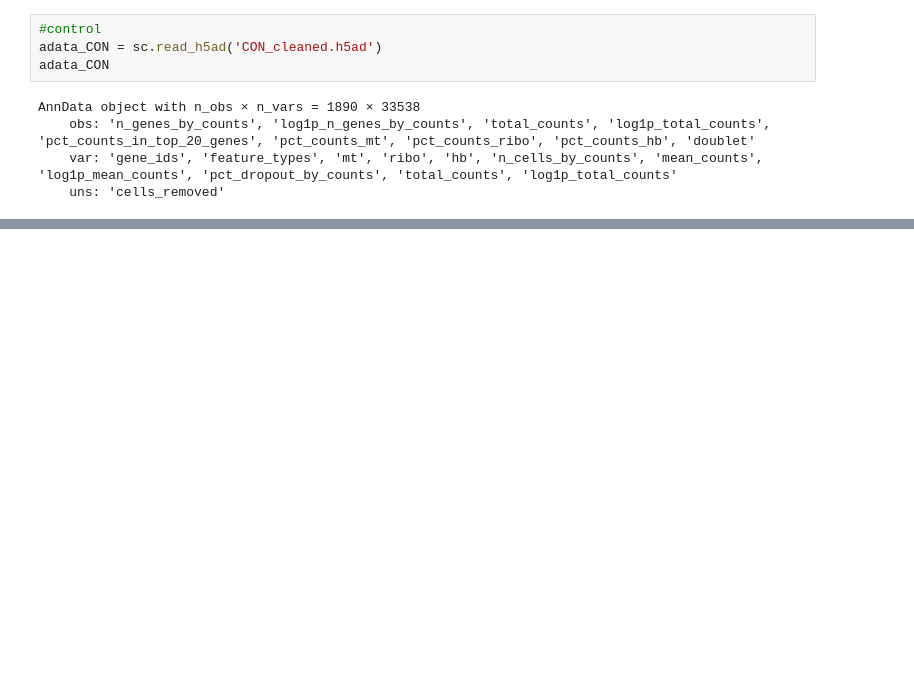
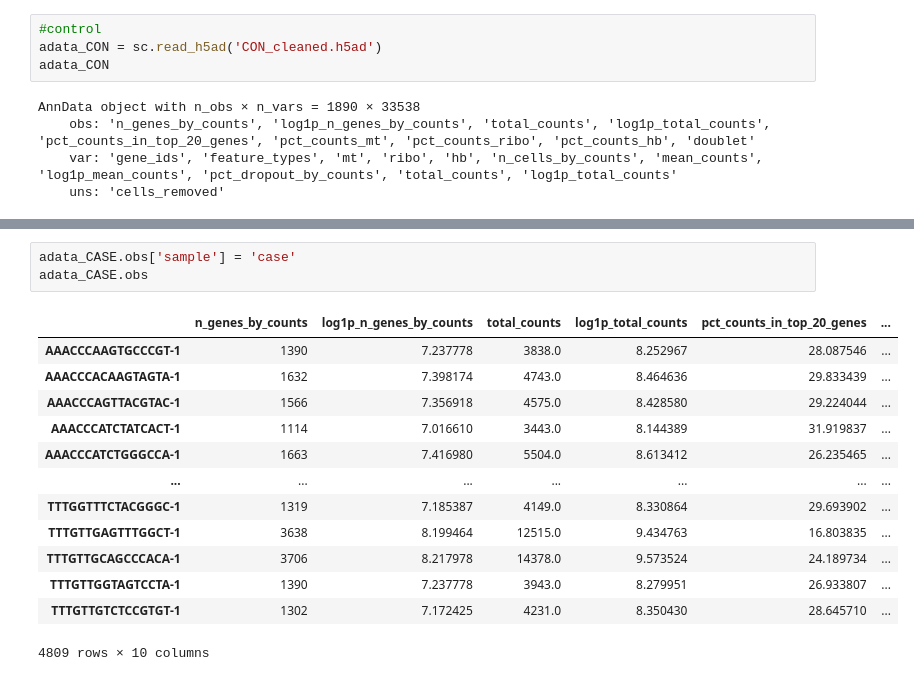
Before and after one commit to chira-ploy/singlecells-DataPlayground, a Jupyter notebook: alopecia_areata/alopecia_areata_analysis.ipynb, the cells around one changed output, grey strips where cells are left out. Saved outputs shown, nothing was run; the diff lists cells and outputs as text; blank space fills up the shorter version.

```diff
--- a/alopecia_areata/alopecia_areata_analysis.ipynb
+++ b/alopecia_areata/alopecia_areata_analysis.ipynb
@@ -63 +63,18 @@ plot3 = sc.pl.scatter(adata_CON, "total_counts", "n_genes_by_counts", color="pct
 [figure]
+# %%
+adata_CASE.obs['sample'] = 'case'
+adata_CASE.obs
+# %% [output]
+|  | n_genes_by_counts | log1p_n_genes_by_counts | total_counts | log1p_total_counts | pct_counts_in_top_20_genes | ... |
+| AAACCCAAGTGCCCGT-1 | 1390 | 7.237778 | 3838.0 | 8.252967 | 28.087546 | ... |
+| AAACCCACAAGTAGTA-1 | 1632 | 7.398174 | 4743.0 | 8.464636 | 29.833439 | ... |
+| AAACCCAGTTACGTAC-1 | 1566 | 7.356918 | 4575.0 | 8.428580 | 29.224044 | ... |
+| AAACCCATCTATCACT-1 | 1114 | 7.016610 | 3443.0 | 8.144389 | 31.919837 | ... |
+| AAACCCATCTGGGCCA-1 | 1663 | 7.416980 | 5504.0 | 8.613412 | 26.235465 | ... |
+| ... | ... | ... | ... | ... | ... | ... |
+| TTTGGTTTCTACGGGC-1 | 1319 | 7.185387 | 4149.0 | 8.330864 | 29.693902 | ... |
+| TTTGTTGAGTTTGGCT-1 | 3638 | 8.199464 | 12515.0 | 9.434763 | 16.803835 | ... |
+| TTTGTTGCAGCCCACA-1 | 3706 | 8.217978 | 14378.0 | 9.573524 | 24.189734 | ... |
+| TTTGTTGGTAGTCCTA-1 | 1390 | 7.237778 | 3943.0 | 8.279951 | 26.933807 | ... |
+| TTTGTTGTCTCCGTGT-1 | 1302 | 7.172425 | 4231.0 | 8.350430 | 28.645710 | ... |
+4809 rows × 10 columns
```
Also changed, not shown: parts of 31 cells of this notebook.
